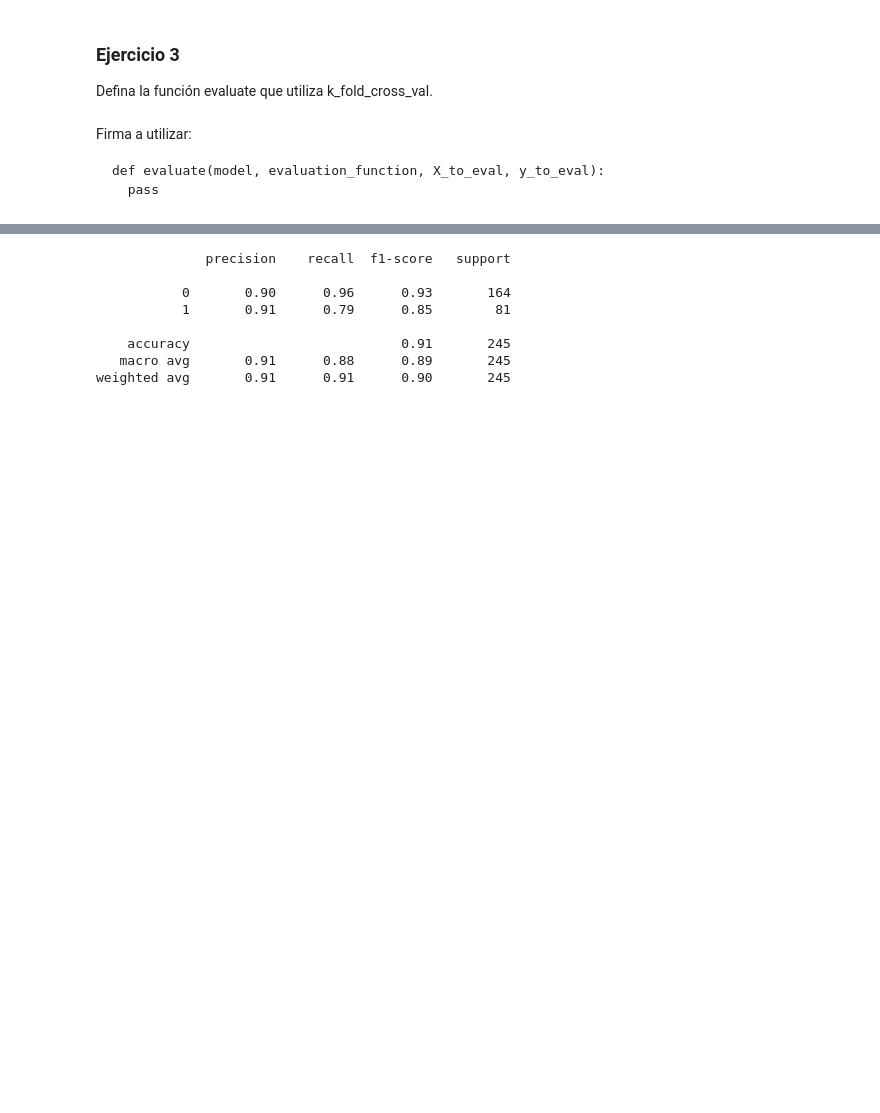
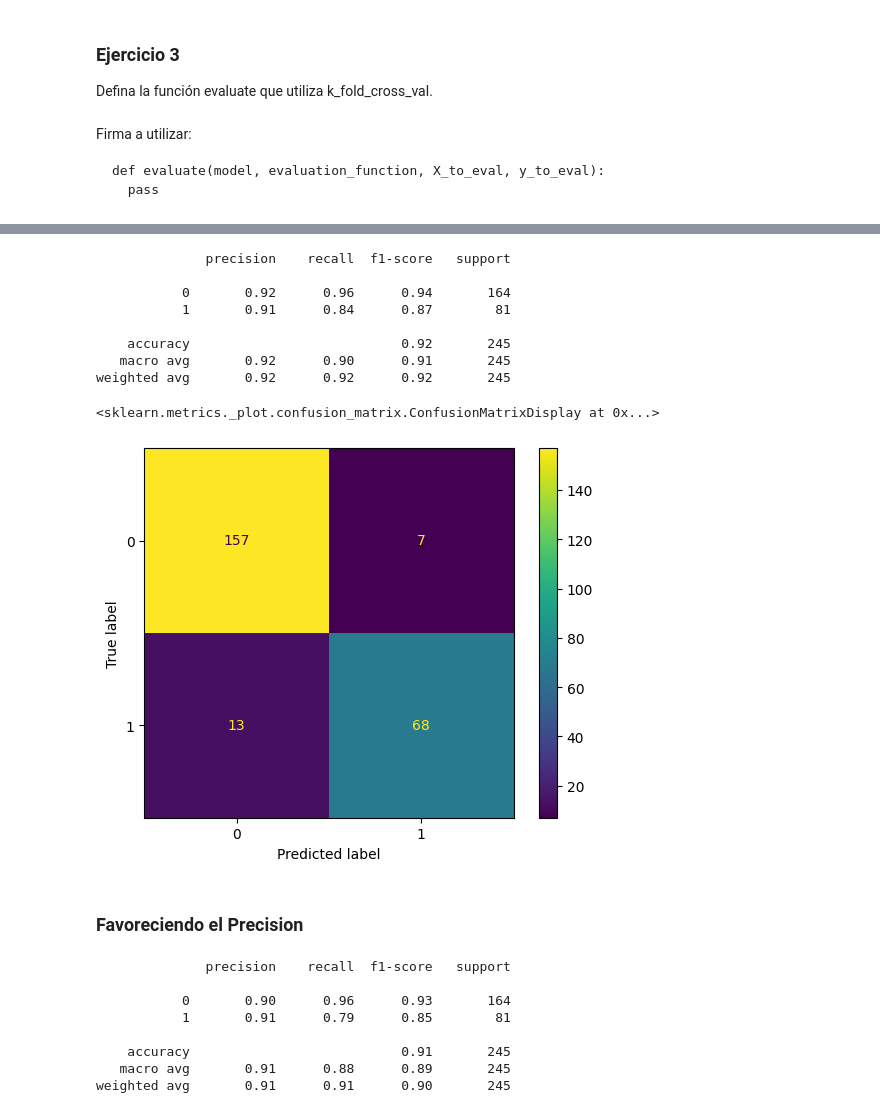
Before and after one commit to federicoalonso/machine-learning, a Jupyter notebook: 4_Metricas_CrossValidation/4_Metricas_CrossValidation.ipynb, the cells around one changed output, grey strips where cells are left out. Drawn from its saved outputs; the diff is of its cells as text; code cells hidden in the pictures; blank space fills up the shorter version.

```diff
--- a/4_Metricas_CrossValidation/4_Metricas_CrossValidation.ipynb
+++ b/4_Metricas_CrossValidation/4_Metricas_CrossValidation.ipynb
@@ -438,3 +430,23 @@ weighted avg       0.95      0.95      0.95       245
+# %%
+arbol_best_parameters = tree.DecisionTreeClassifier(criterion='gini', max_depth=10, min_samples_split=5)
+arbol_best_parameters.fit(X_train, y_train)
+y_pred = arbol_best_parameters.predict(X_test)
+
+print(classification_report(y_test, y_pred),"\n")
+plot_confusion_matrix(arbol_best_parameters, X_test, y_test)
+# %% [output]
+              precision    recall  f1-score   support
+
+           0       0.92      0.96      0.94       164
+           1       0.91      0.84      0.87        81
+
+    accuracy                           0.92       245
+   macro avg       0.92      0.90      0.91       245
+weighted avg       0.92      0.92      0.92       245
+<sklearn.metrics._plot.confusion_matrix.ConfusionMatrixDisplay at 0x...>
+[figure, added]
+# %% [markdown]
+### Favoreciendo el Precision
 # %%
 arbol_best_parameters = tree.DecisionTreeClassifier(criterion= 'gini', max_depth= 15, min_samples_split= 5)
 arbol_best_parameters.fit(X_train, y_train)
```
Also changed, not shown: parts of 15 cells of this notebook, 10 other files.
